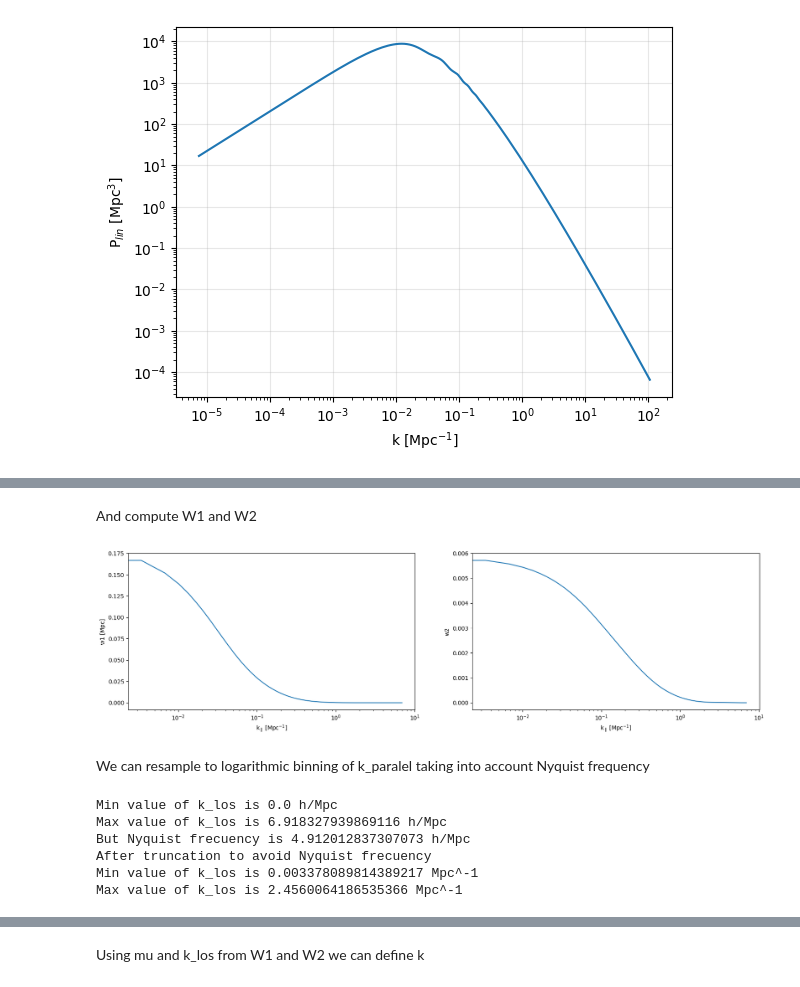
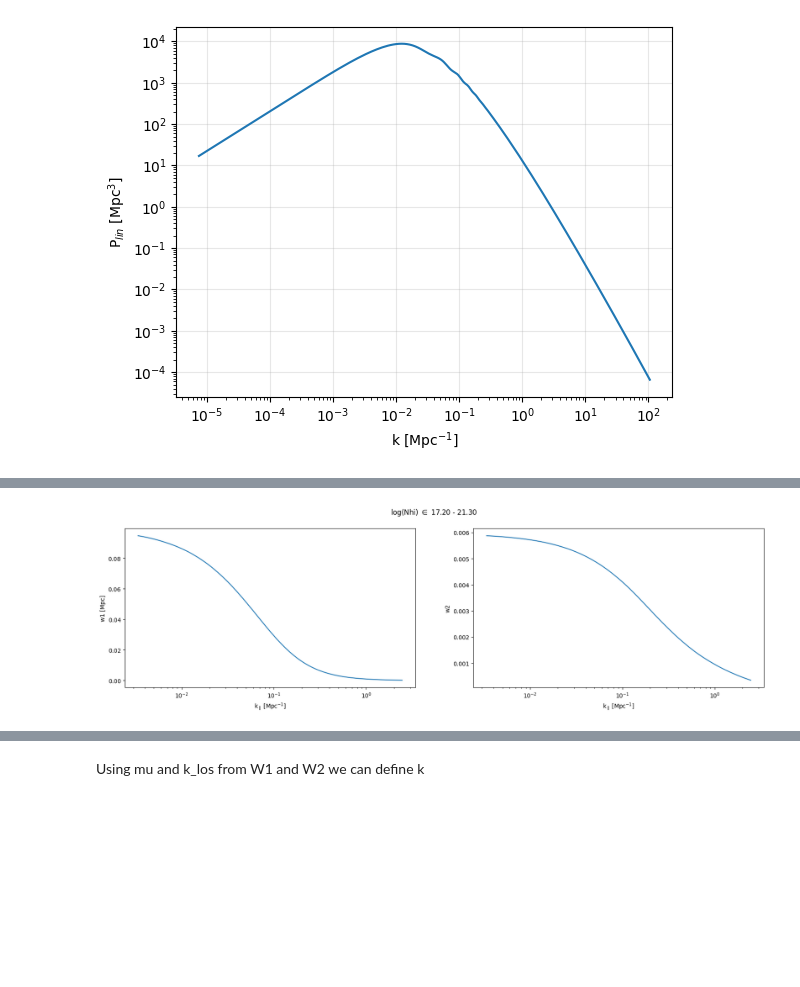
Before and after one commit to andreufont/astrid_hcd, a Jupyter notebook: MW11model/PowerSpectrum.ipynb, the cells around one changed output, grey strips where cells are left out. Saved outputs shown, nothing was run; the diff lists cells and outputs as text; code cells hidden in the pictures; blank space fills up the shorter version.

```diff
--- a/MW11model/PowerSpectrum.ipynb
+++ b/MW11model/PowerSpectrum.ipynb
@@ -7,0 +12,5 @@ import camb
+# %%
+NHirange = np.linspace(17.2, 21.3)
+wave_log = np.linspace(np.log10(2800), np.log10(6800), 2**12) # Angstrom
+wave = 10**wave_log
+bias_hcd, bias_lya = 2, -0.18
@@ -46,12 +54,8 @@ The parameters b1 and b2 are given in the paper. k1 and k2 are determinated so t
 # %%
-k1, b1 = 280.14, -1.2
-k2, b2 = 4.24e14, -1.8
+colden1, colden2 = NHirange[NHirange < 20.3], NHirange[NHirange >= 20.3]
+fNHiX_mw11 = np.concatenate([f_Nhi(10**colden1, k1, b1), f_Nhi(10**colden2, k2, b2)])
 
-NHirange_mw11 = np.linspace(19, 22)  # No masking i guess?
-colden1, colden2 = NHirange_mw11[NHirange_mw11 < 20.3], NHirange_mw11[NHirange_mw11 >= 20.3]
-fnhi_mw11 = np.concatenate([f_Nhi(10**colden1, k1, b1), f_Nhi(10**colden2, k2, b2)])
-
-plt.plot(NHirange_mw11, np.log10(fnhi_mw11))
+plt.plot(NHirange, np.log10(fNHiX_mw11))
 plt.xlabel('log NHi')
 plt.ylabel('f(NHi, X)')
 plt.title('MW11 column density distribution function')
@@ -76,2 +64,0 @@ plt.grid(alpha=0.3);
-# %% [markdown]
-And compute W1 and W2
@@ -101,34 +65,19 @@ w2 /= Fmean_hcd  # Correction suggested in Tan25
+# %%
+k_los, w1_mw11, w2_mw11 = compute_w1_w2(wave, NHirange, fNHiX_mw11, z, hubble, omegam)
 # %%
 plt.figure(figsize=(20, 5))
+plt.suptitle(r'log(Nhi) $\in$ %.2f - %.2f' %(NHirange.min(), NHirange.max()))
 
 plt.subplot(1, 2, 1)
-plt.plot(k_w1w2, w1, label='w1')
+plt.plot(k_los, w1_mw11, label='MW11')
 plt.ylabel(r'w1 [Mpc]')
 plt.xscale('log')
 plt.xlabel(r'k$_\parallel$ [Mpc$^{-1}$]');
 
 plt.subplot(1, 2, 2)
-plt.plot(k_w1w2, w2, label='w2')
+plt.plot(k_los, w2_mw11, label='MW11')
 plt.ylabel(r'w2')
 plt.xscale('log')
 plt.xlabel(r'k$_\parallel$ [Mpc$^{-1}$]');
 # %% [output]
-[figure, old version]
+[figure, new version]
-# %% [markdown]
-We can resample to logarithmic binning of k_paralel taking into account Nyquist frequency
-# %%
-print(r'Min value of k_los is', k_w1w2.min(), 'h/Mpc')
-print(r'Max value of k_los is', k_w1w2.max(), 'h/Mpc')
-print(r'But Nyquist frecuency is', np.pi/(Deltax), 'h/Mpc')
-k_los, w1 = resample_to_logk(k_w1w2, w1, k_max=np.pi/(Deltax*2))  # Resample to logarithmic binning
-k_los, w2 = resample_to_logk(k_w1w2, w2, k_max=np.pi/(Deltax*2))  # Resample to logarithmic binning
-print('After truncation to avoid Nyquist frecuency')
-print(r'Min value of k_los is', k_los.min(), 'Mpc^-1')
-print(r'Max value of k_los is', k_los.max(), 'Mpc^-1')
-# %% [output]
-Min value of k_los is 0.0 h/Mpc
-Max value of k_los is 6.918327939869116 h/Mpc
-But Nyquist frecuency is 4.912012837307073 h/Mpc
-After truncation to avoid Nyquist frecuency
-Min value of k_los is 0.003378089814389217 Mpc^-1
-Max value of k_los is 2.4560064186535366 Mpc^-1
```
Also changed, not shown: parts of 115 cells of this notebook, 2 other files.
